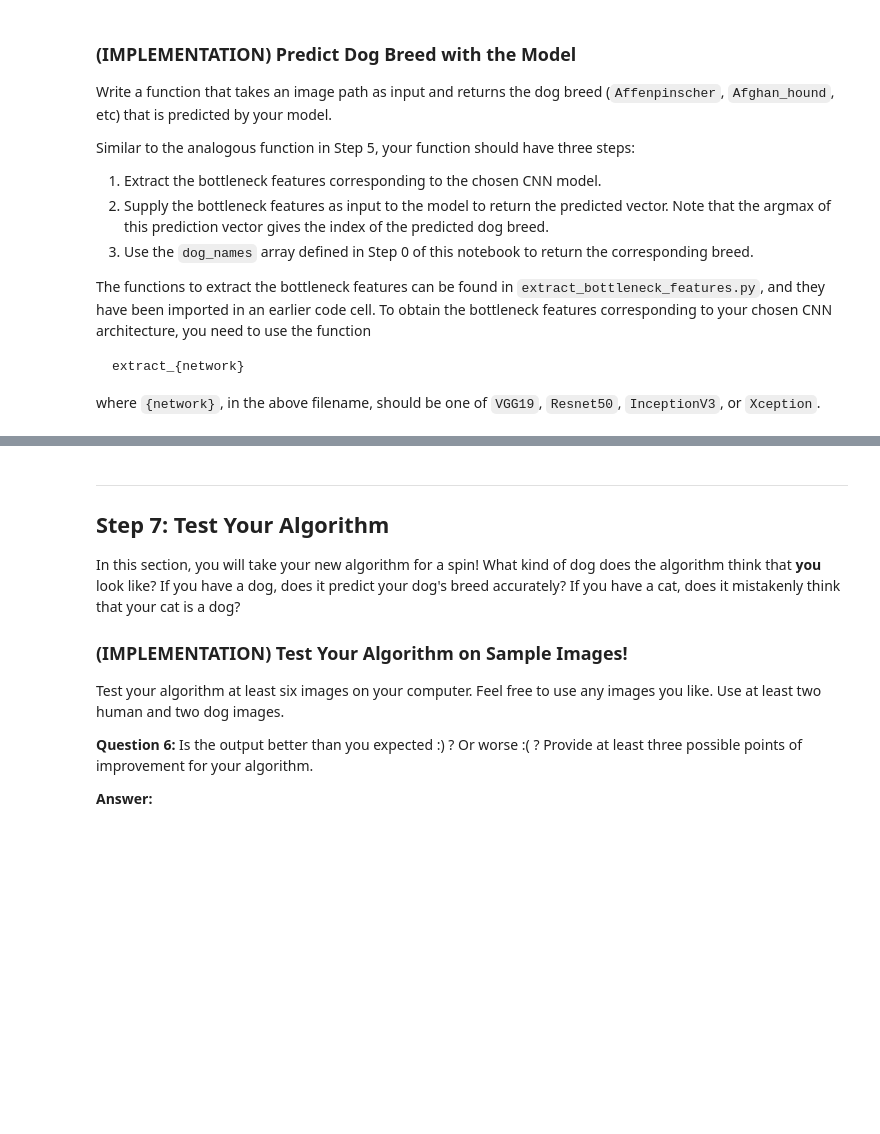
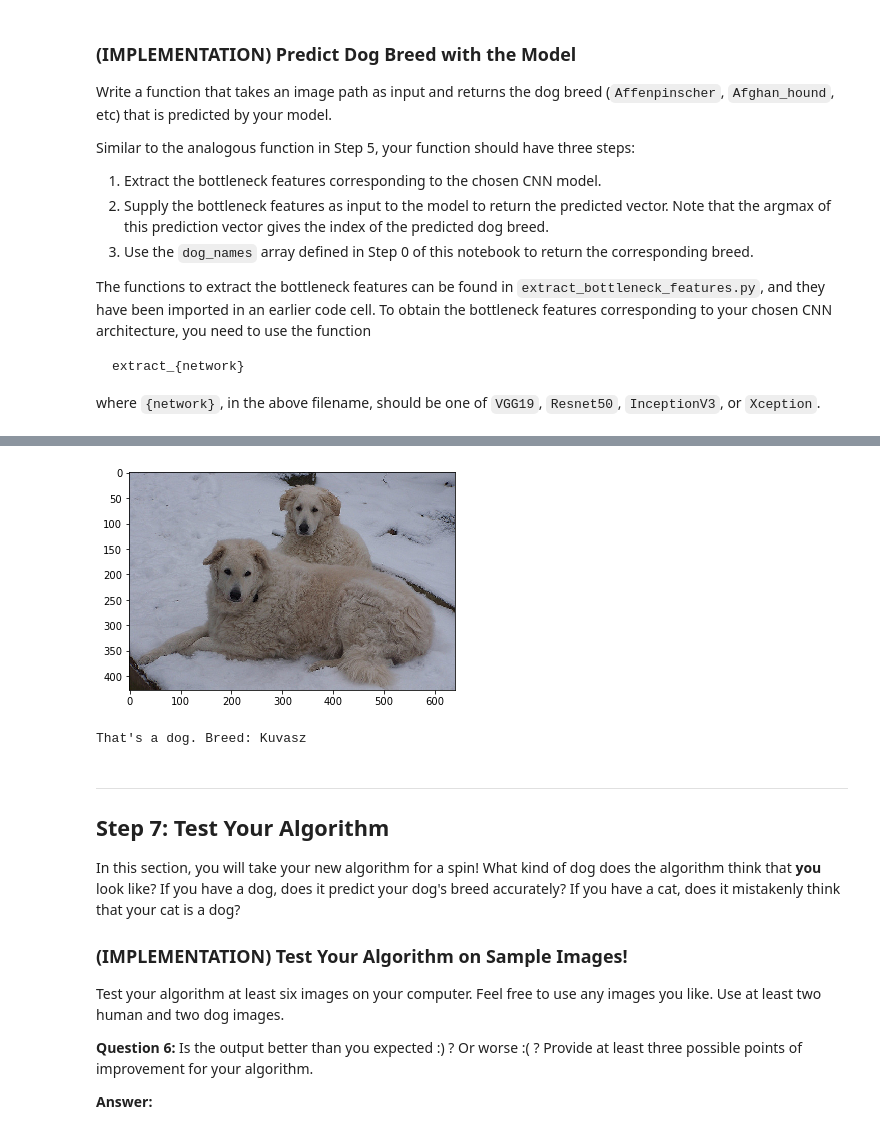
Before and after one commit to mnarasimhan02/MachineLearning, a Jupyter notebook: dog-project/dog_app.ipynb, the cells around one changed output, grey strips where cells are left out. Saved outputs shown, nothing was run; the diff lists cells and outputs as text; code cells hidden in the pictures; blank space fills up the shorter version.

```diff
--- a/dog-project/dog_app.ipynb
+++ b/dog-project/dog_app.ipynb
@@ -689,8 +689,17 @@ The functions to extract the bottleneck features can be found in `extract_bottle
 
 where `{network}`, in the above filename, should be one of `VGG19`, `Resnet50`, `InceptionV3`, or `Xception`.
 # %%
-### TODO: Write a function that takes a path to an image as input
+### DONE: Write a function that takes a path to an image as input
 ### and returns the dog breed that is predicted by the model.
+def dog_breed(img_path):
+    # extract bottleneck features
+    bottleneck_feature = extract_Resnet50(path_to_tensor(img_path))
+
+    # obtain predicted vector
+    predicted_vector = Resnet50_model.predict(bottleneck_feature)
+
+    # return dog breed that is predicted by the model
+    return dog_names[np.argmax(predicted_vector)]
 # %% [markdown]
 ---
 <a id='step6'></a>
@@ -714,0 +721,23 @@ Some sample output for our algorithm is provided below, but feel free to design
+# %%
+### DONE: Write your algorithm.
+### Feel free to use as many code cells as needed.
+
+def breed_detector(img_path):
+    breed = dog_breed(img_path)
+
+    # Display the image
+    img = cv2.imread(img_path)
+    cv_rgb = cv2.cvtColor(img, cv2.COLOR_BGR2RGB)
+    plt.imshow(cv_rgb)
+    plt.show()
+
+    # Detect what it is
+    if dog_detector(img_path):
+        print("That's a dog. Breed: " + str(breed))
+    elif face_detector(img_path):
+        print("That's a human, but it looks like a " + str(breed))
+    else:
+        print("I can't detect anything!")
+
+breed_detector(train_files[0])
+# %% [output]
@@ -715,3 +745,5 @@ Some sample output for our algorithm is provided below, but feel free to design
+[figure, added]
+That's a dog. Breed: Kuvasz
 # %% [markdown]
 ---
 <a id='step7'></a>
```
Also changed, not shown: parts of 8 cells of this notebook.
